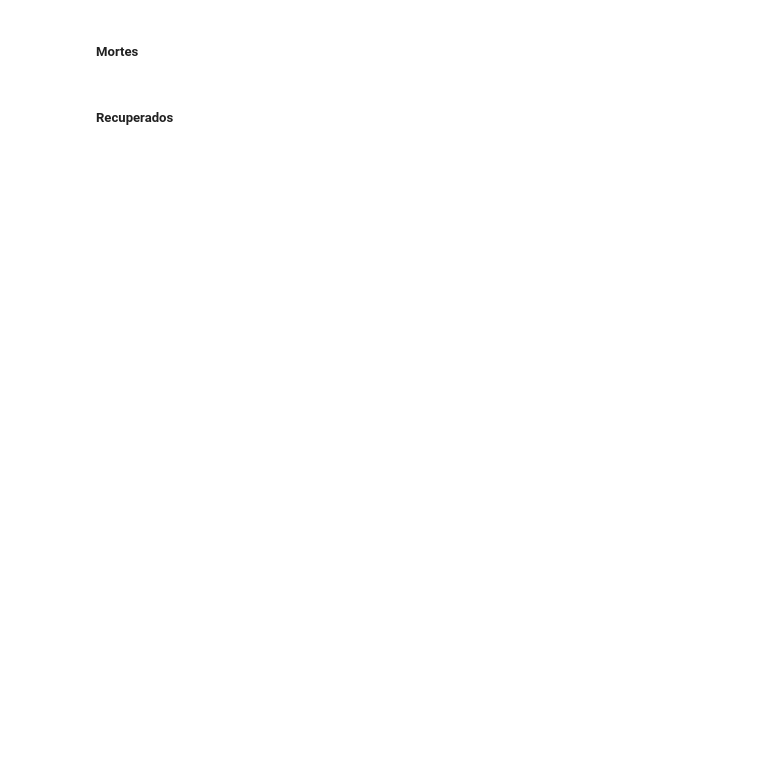
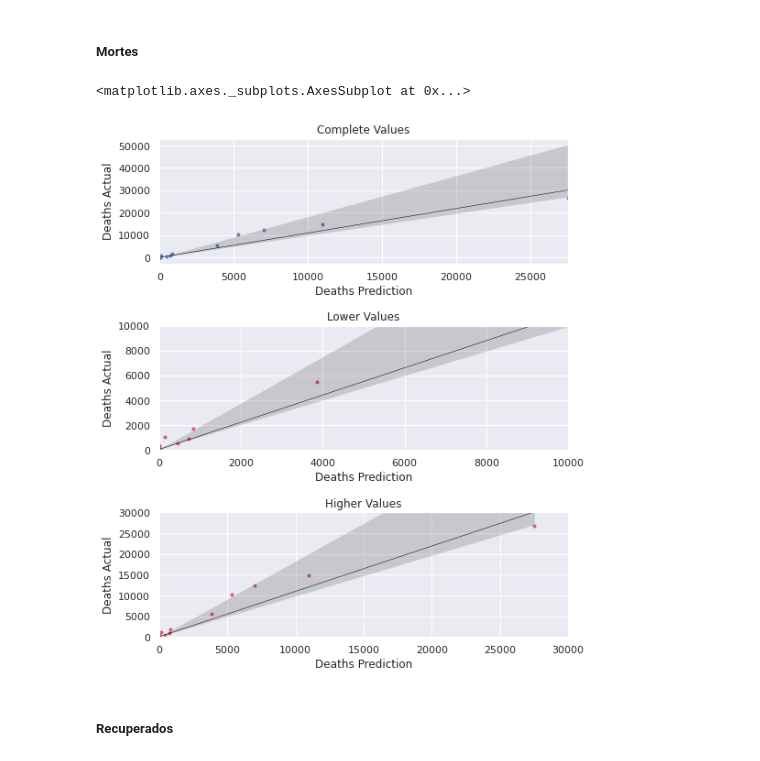
Before and after one commit to JoaoRicardoCardoso/MIEIC_IART_19_PROJ, a Jupyter notebook: PROJ2/Aggregation.ipynb, the cells around one changed output. Cells and saved outputs as stored; diff of their text form; code cells hidden in the pictures; blank space fills up the shorter version.

```diff
--- a/PROJ2/Aggregation.ipynb
+++ b/PROJ2/Aggregation.ipynb
@@ -901,17 +1052,20 @@ sb.regplot(x=top_result_conf_pred, y=top_result_conf_actual, data=total_results,
 # %%
 sb.set(color_codes=True)
 fig,axs = plt.subplots(nrows=3,figsize=(8,10))
 axs[0].set_title('Complete Values')
 axs[1].set_title('Lower Values')
 axs[1].set_xlim(0,10000)
 axs[1].set_ylim(0,10000)
 axs[2].set_title('Higher Values')
-axs[2].set_xlim(90000,140000)
-axs[2].set_ylim(90000,140000)
+axs[2].set_xlim(0,30000)
+axs[2].set_ylim(0,30000)
 plt.subplots_adjust(hspace=0.5)
 sb.regplot(x=top_result_deaths_pred, y=top_result_deaths_actual, data=total_results, marker='.',color='b',ax=axs[0], line_kws={"lw": 0.5, "color": "black"})
 sb.regplot(x=top_result_deaths_pred, y=top_result_deaths_actual, data=total_results, marker='.',color='r',ax=axs[1],line_kws={"lw": 0.5, "color": "black"})
 sb.regplot(x=top_result_deaths_pred, y=top_result_deaths_actual, data=total_results, marker='.',color='r',ax=axs[2],line_kws={"lw": 0.5, "color": "black"})
+# %% [output]
+<matplotlib.axes._subplots.AxesSubplot at 0x...>
+[figure, added]
 # %% [markdown]
 ##### Recuperados
 # %%
```
Also changed, not shown: parts of 43 cells of this notebook, 3 other files.
